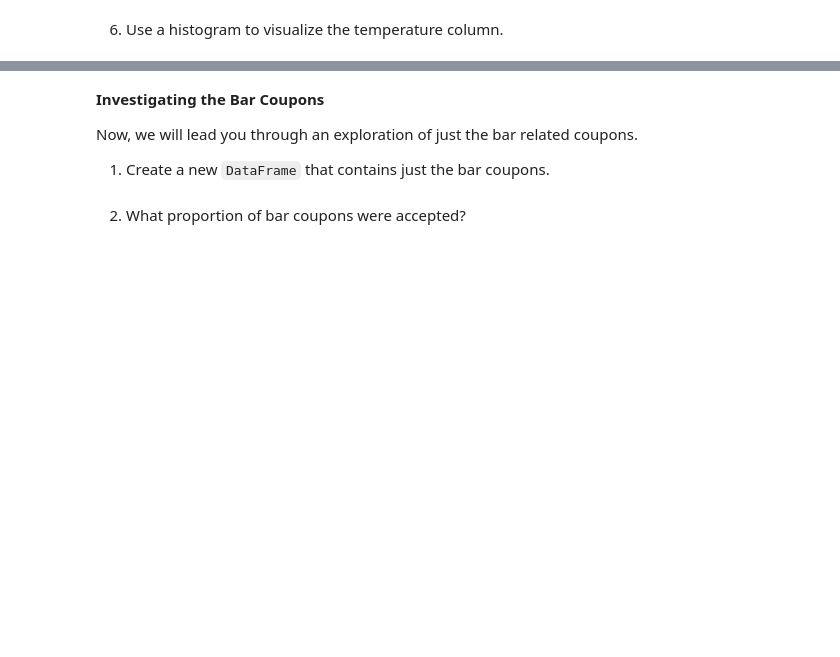
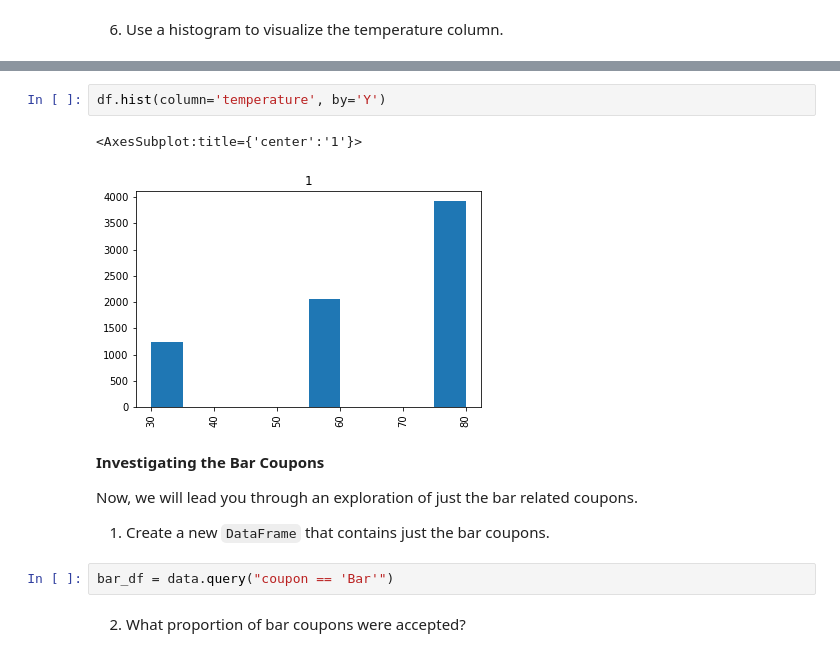
Before and after one commit to Mapurin-ucsc/Driver-Coupon, a Jupyter notebook: prompt.ipynb, the cells around one changed output, grey strips where cells are left out. Cells and saved outputs as stored; diff of their text form; blank space fills up the shorter version.

```diff
--- a/prompt.ipynb
+++ b/prompt.ipynb
@@ -103,8 +133,15 @@ data.describe()
+# %%
+df.hist(column='temperature', by='Y')
+# %% [output]
+<AxesSubplot:title={'center':'1'}>
+[figure, added]
 # %% [markdown]
 **Investigating the Bar Coupons**
 
 Now, we will lead you through an exploration of just the bar related coupons.
 
 1. Create a new `DataFrame` that contains just the bar coupons.
+# %%
+bar_df = data.query("coupon == 'Bar'")
 # %% [markdown]
 2. What proportion of bar coupons were accepted?
```
Also changed, not shown: parts of 13 cells of this notebook.
